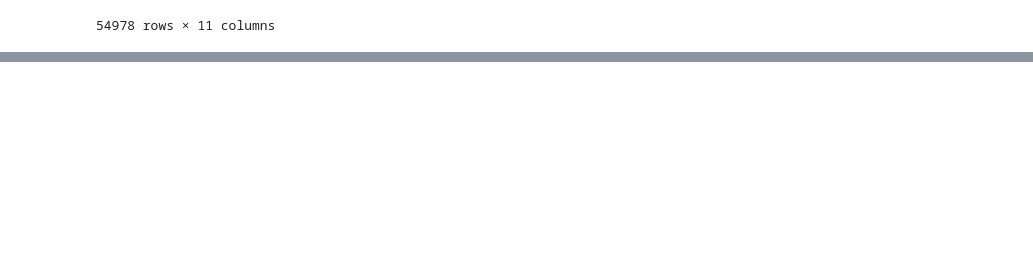
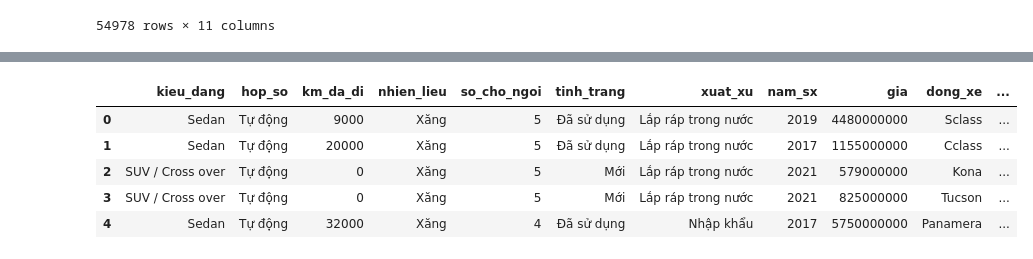
Before and after one commit to ghuioio/KHDL_IT4930, a Jupyter notebook: preprocess/preprocess.ipynb, the cells around one changed output, grey strips where cells are left out. Saved outputs shown, nothing was run; the diff lists cells and outputs as text; code cells hidden in the pictures; blank space fills up the shorter version.

```diff
--- a/preprocess/preprocess.ipynb
+++ b/preprocess/preprocess.ipynb
@@ -290,0 +305,2 @@ data
+# %%
+data.drop(data[(data['hop_so'] == '5') | (data['hop_so'] == 'Số hỗn hợp')].index, inplace=True)
@@ -290,0 +326,2 @@ data
+# %%
+data.nhien_lieu = data.nhien_lieu.apply(lambda x: 'Hybrid' if x == 'Động cơ Hybrid' else x)
@@ -290,0 +358,7 @@ data
+# %%
+so_cho_ngoi = data['so_cho_ngoi'].tolist()
+for i,value in enumerate(so_cho_ngoi):
+    if so_cho_ngoi[i] not in ['2','3','4','5','6','7','8','9','16']:
+        so_cho_ngoi[i] = 'Khác'
+
+data.so_cho_ngoi = so_cho_ngoi
@@ -291,2 +379,11 @@ data
+# %%
+data.head()
+# %% [output]
+|  | kieu_dang | hop_so | km_da_di | nhien_lieu | so_cho_ngoi | tinh_trang | xuat_xu | nam_sx | gia | dong_xe | ... |
+| 0 | Sedan | Tự động | 9000 | Xăng | 5 | Đã sử dụng | Lắp ráp trong nước | 2019 | 4480000000 | Sclass | ... |
+| 1 | Sedan | Tự động | 20000 | Xăng | 5 | Đã sử dụng | Lắp ráp trong nước | 2017 | 1155000000 | Cclass | ... |
+| 2 | SUV / Cross over | Tự động | 0 | Xăng | 5 | Mới | Lắp ráp trong nước | 2021 | 579000000 | Kona | ... |
+| 3 | SUV / Cross over | Tự động | 0 | Xăng | 5 | Mới | Lắp ráp trong nước | 2021 | 825000000 | Tucson | ... |
+| 4 | Sedan | Tự động | 32000 | Xăng | 4 | Đã sử dụng | Nhập khẩu | 2017 | 5750000000 | Panamera | ... |
 # %%
 data.to_csv('mix_data.csv', sep='\t', encoding='utf-8')
```
Also changed, not shown: parts of 10 cells of this notebook.
